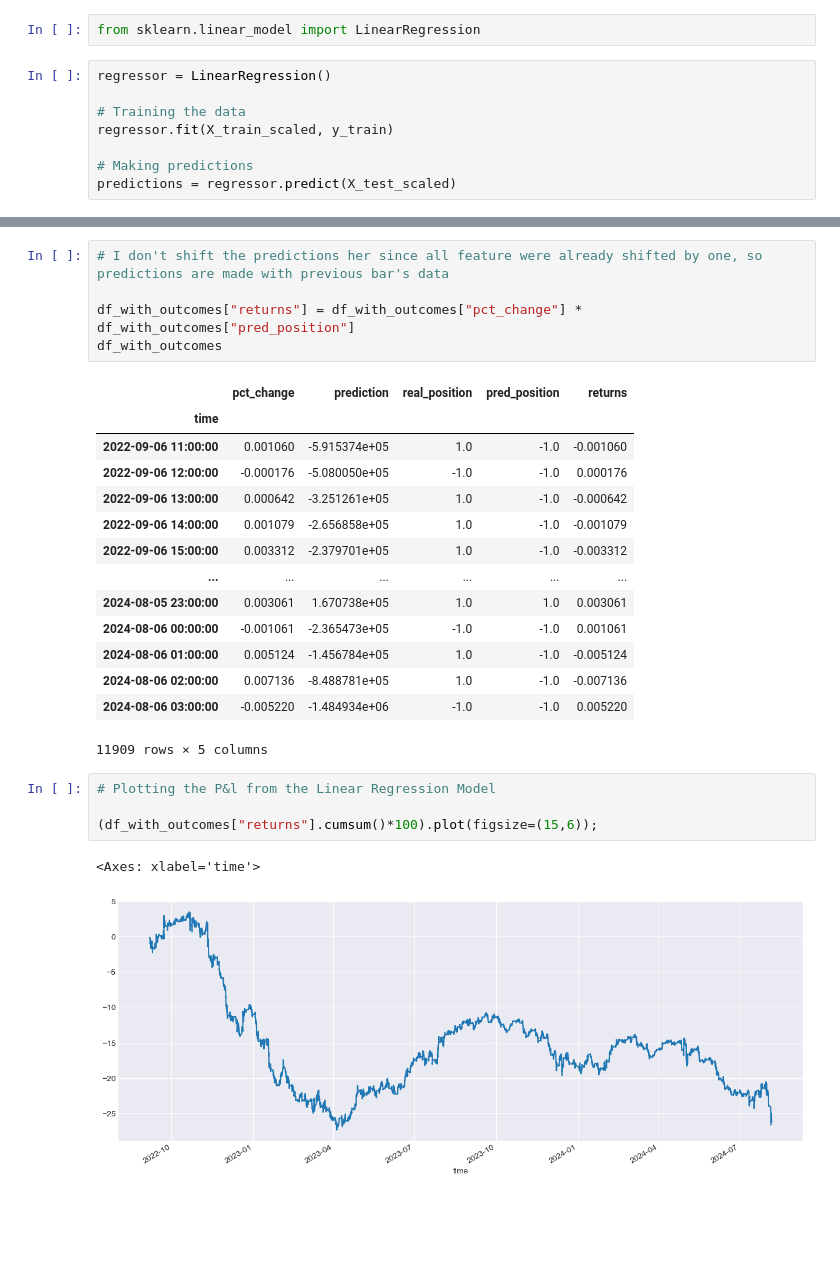
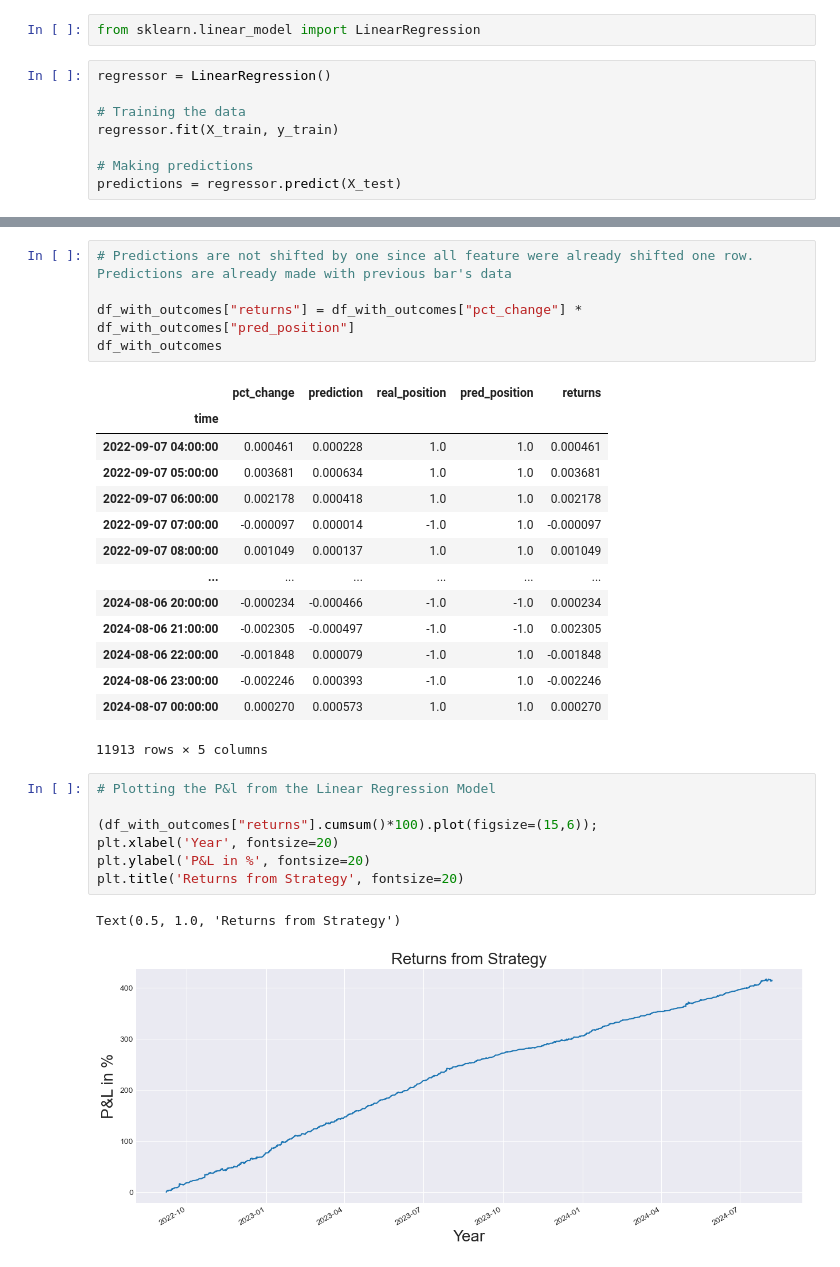
Before and after one commit to YarosInter/Time-Series-LinearRegression, a Jupyter notebook: LinearRegression Model.ipynb, the cells around one changed output, grey strips where cells are left out. Drawn from its saved outputs; the diff is of its cells as text; blank space fills up the shorter version.

Commit message:
X_train and X_test use without scaling the data, add labels to the Return graph

```diff
--- a/LinearRegression Model.ipynb
+++ b/LinearRegression Model.ipynb
@@ -186,10 +186,10 @@ from sklearn.linear_model import LinearRegression
 regressor = LinearRegression()
 
 # Training the data
-regressor.fit(X_train_scaled, y_train)
+regressor.fit(X_train, y_train)
 
 # Making predictions
-predictions = regressor.predict(X_test_scaled)
+predictions = regressor.predict(X_test)
 # %%
 # Plot so visualized predictions go in both directions
 pd.DataFrame(predictions).plot(figsize=(15,6));
@@ -238,27 +243,30 @@ df_with_outcomes
 # %%
-# I don't shift the predictions her since all feature were already shifted by one, so predictions are made with previous bar's data
+# Predictions are not shifted by one since all feature were already shifted one row. Predictions are already made with previous bar's data
 
 df_with_outcomes["returns"] = df_with_outcomes["pct_change"] * df_with_outcomes["pred_position"]
 df_with_outcomes
 # %% [output]
 |  | pct_change | prediction | real_position | pred_position | returns |
 | time |  |  |  |  |  |
-| 2022-09-06 11:00:00 | 0.001060 | -5.915374e+05 | 1.0 | -1.0 | -0.001060 |
-| 2022-09-06 12:00:00 | -0.000176 | -5.080050e+05 | -1.0 | -1.0 | 0.000176 |
-| 2022-09-06 13:00:00 | 0.000642 | -3.251261e+05 | 1.0 | -1.0 | -0.000642 |
-| 2022-09-06 14:00:00 | 0.001079 | -2.656858e+05 | 1.0 | -1.0 | -0.001079 |
-| 2022-09-06 15:00:00 | 0.003312 | -2.379701e+05 | 1.0 | -1.0 | -0.003312 |
+| 2022-09-07 04:00:00 | 0.000461 | 0.000228 | 1.0 | 1.0 | 0.000461 |
+| 2022-09-07 05:00:00 | 0.003681 | 0.000634 | 1.0 | 1.0 | 0.003681 |
+| 2022-09-07 06:00:00 | 0.002178 | 0.000418 | 1.0 | 1.0 | 0.002178 |
+| 2022-09-07 07:00:00 | -0.000097 | 0.000014 | -1.0 | 1.0 | -0.000097 |
+| 2022-09-07 08:00:00 | 0.001049 | 0.000137 | 1.0 | 1.0 | 0.001049 |
 | ... | ... | ... | ... | ... | ... |
-| 2024-08-05 23:00:00 | 0.003061 | 1.670738e+05 | 1.0 | 1.0 | 0.003061 |
-| 2024-08-06 00:00:00 | -0.001061 | -2.365473e+05 | -1.0 | -1.0 | 0.001061 |
-| 2024-08-06 01:00:00 | 0.005124 | -1.456784e+05 | 1.0 | -1.0 | -0.005124 |
-| 2024-08-06 02:00:00 | 0.007136 | -8.488781e+05 | 1.0 | -1.0 | -0.007136 |
-| 2024-08-06 03:00:00 | -0.005220 | -1.484934e+06 | -1.0 | -1.0 | 0.005220 |
+| 2024-08-06 20:00:00 | -0.000234 | -0.000466 | -1.0 | -1.0 | 0.000234 |
+| 2024-08-06 21:00:00 | -0.002305 | -0.000497 | -1.0 | -1.0 | 0.002305 |
+| 2024-08-06 22:00:00 | -0.001848 | 0.000079 | -1.0 | 1.0 | -0.001848 |
+| 2024-08-06 23:00:00 | -0.002246 | 0.000393 | -1.0 | 1.0 | -0.002246 |
+| 2024-08-07 00:00:00 | 0.000270 | 0.000573 | 1.0 | 1.0 | 0.000270 |
-11909 rows × 5 columns
+11913 rows × 5 columns
 # %%
 # Plotting the P&l from the Linear Regression Model
 
 (df_with_outcomes["returns"].cumsum()*100).plot(figsize=(15,6));
+plt.xlabel('Year', fontsize=20)
+plt.ylabel('P&L in %', fontsize=20)
+plt.title('Returns from Strategy', fontsize=20)
 # %% [output]
-<Axes: xlabel='time'>
+Text(0.5, 1.0, 'Returns from Strategy')
-[figure, old version]
+[figure, new version]
```
Also changed, not shown: parts of 8 cells of this notebook.
